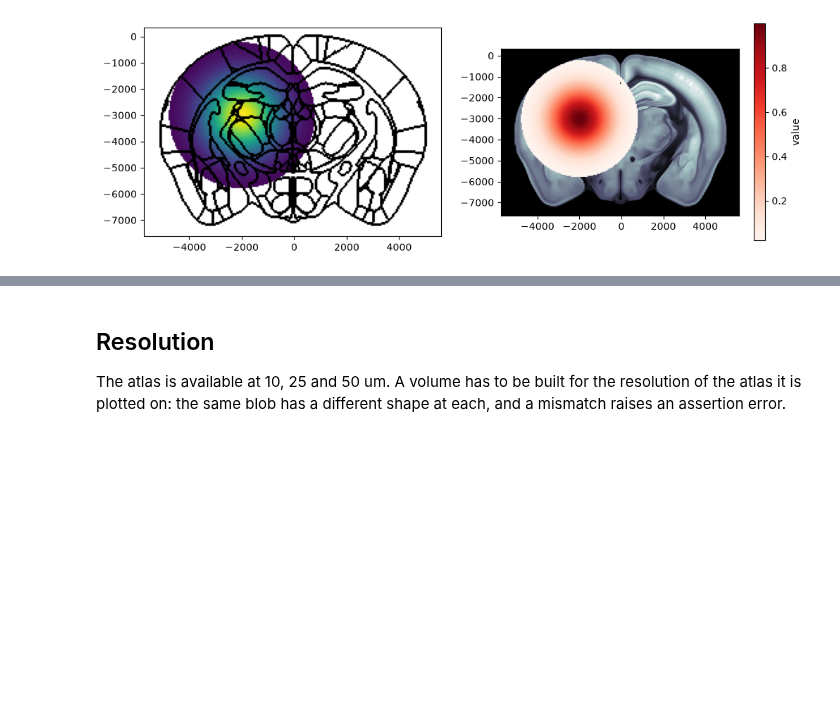
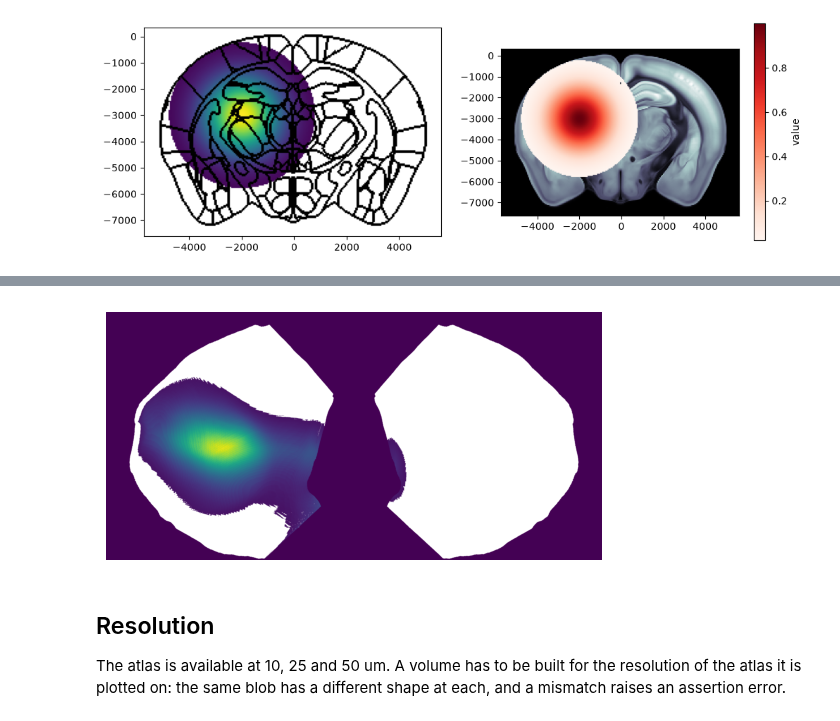
Before and after one commit to int-brain-lab/iblatlas, a Jupyter notebook: docs/how-to/plot-volumes-on-slices.ipynb, the cells around one changed output, grey strips where cells are left out. Cells and saved outputs as stored; diff of their text form; code cells hidden in the pictures; blank space fills up the shorter version.

```diff
--- a/docs/how-to/plot-volumes-on-slices.ipynb
+++ b/docs/how-to/plot-volumes-on-slices.ipynb
@@ -69,3 +90,10 @@ cbar.set_label('value')
+# %%
+from iblatlas.streamlines.utils import project_volume_onto_flatmap
+
+proj, fig, ax = project_volume_onto_flatmap(volume, res_um=50, aggr='max', plot=True)
+ax.set_axis_off()
+# %% [output]
+[figure, added]
 # %% [markdown]
 ## Resolution
 
```
Also changed, not shown: parts of 8 cells of this notebook, 6 other files.
